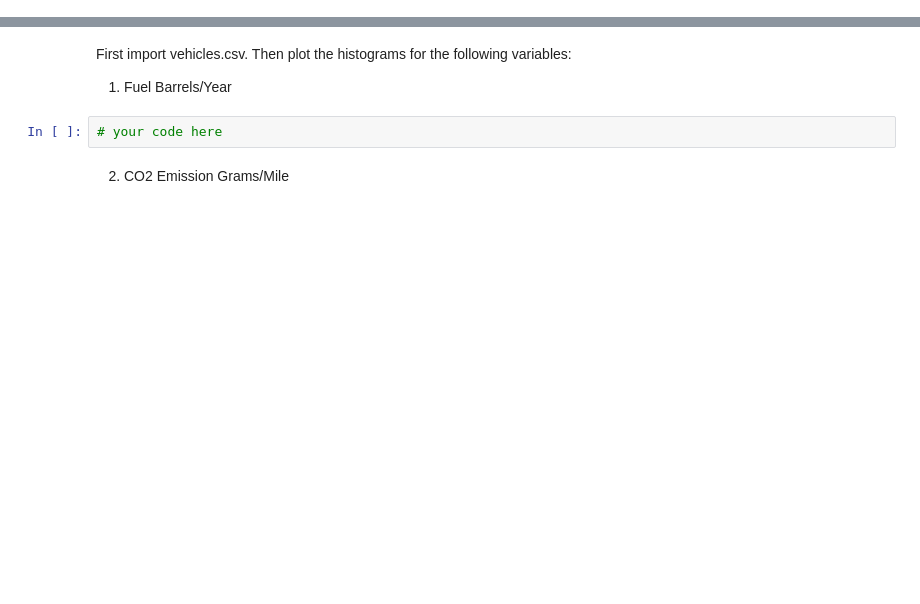
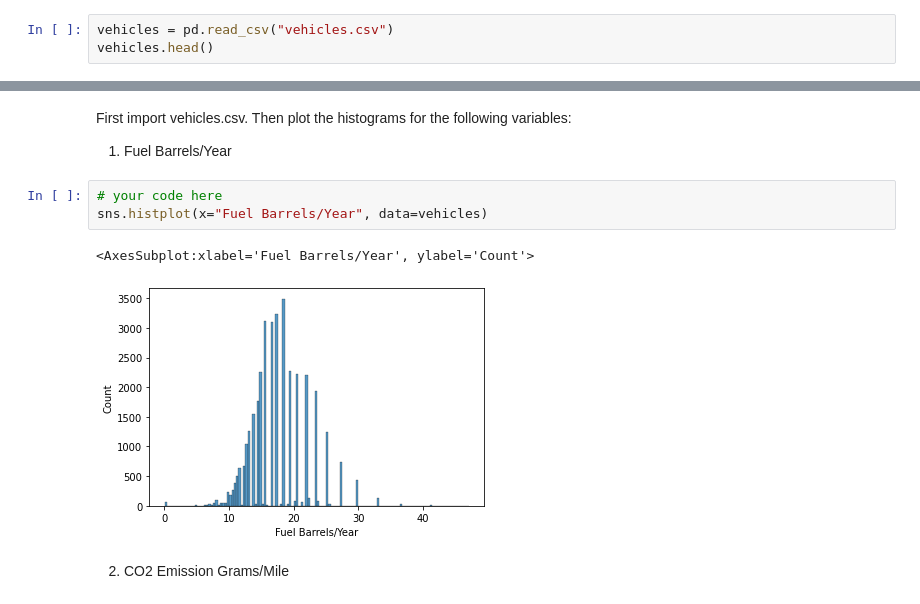
Before and after one commit to Ironhack-Data-Madrid-Marzo-2021/lab-continuous-probability-distribution, a Jupyter notebook: your-code/main.ipynb, the cells around one changed output, grey strips where cells are left out. Saved outputs shown, nothing was run; the diff lists cells and outputs as text; blank space fills up the shorter version.

```diff
--- a/your-code/main.ipynb
+++ b/your-code/main.ipynb
@@ -70,3 +101,6 @@ How are the two distributions different?
 ## Normal Distribution of Real Data
 
 In this challenge we are going to take a look the real data. We will use vehicles.csv file for this exercise
+# %%
+vehicles = pd.read_csv("vehicles.csv")
+vehicles.head()
@@ -77,6 +118,10 @@ Then plot the histograms for the following variables:
 1. Fuel Barrels/Year
 # %%
 # your code here
+sns.histplot(x="Fuel Barrels/Year", data=vehicles)
+# %% [output]
+<AxesSubplot:xlabel='Fuel Barrels/Year', ylabel='Count'>
+[figure, added]
 # %% [markdown]
 2. CO2 Emission Grams/Mile
 # %%
```
Also changed, not shown: parts of 22 cells of this notebook.
